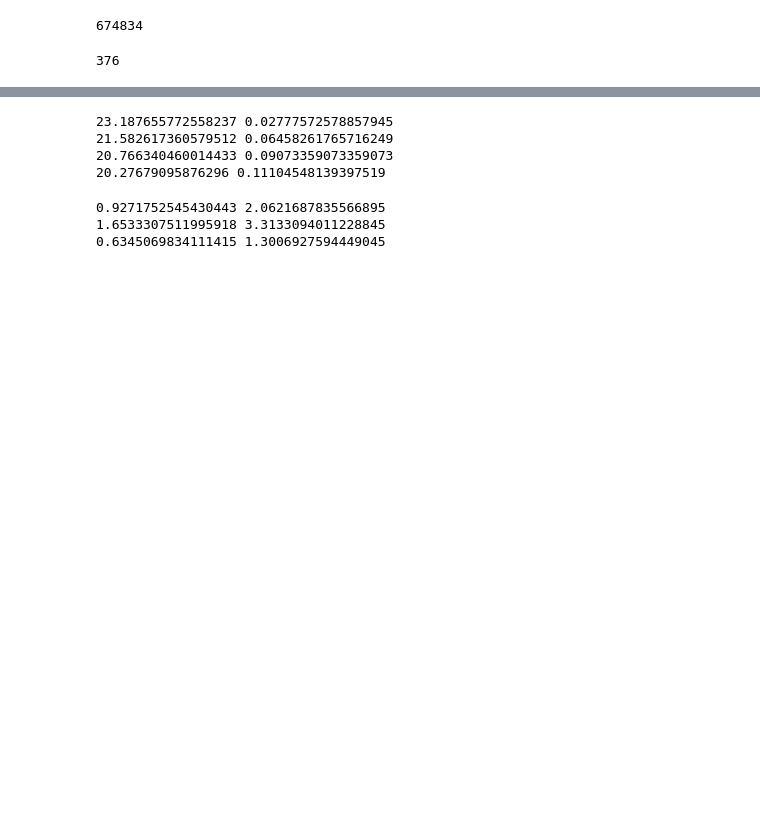
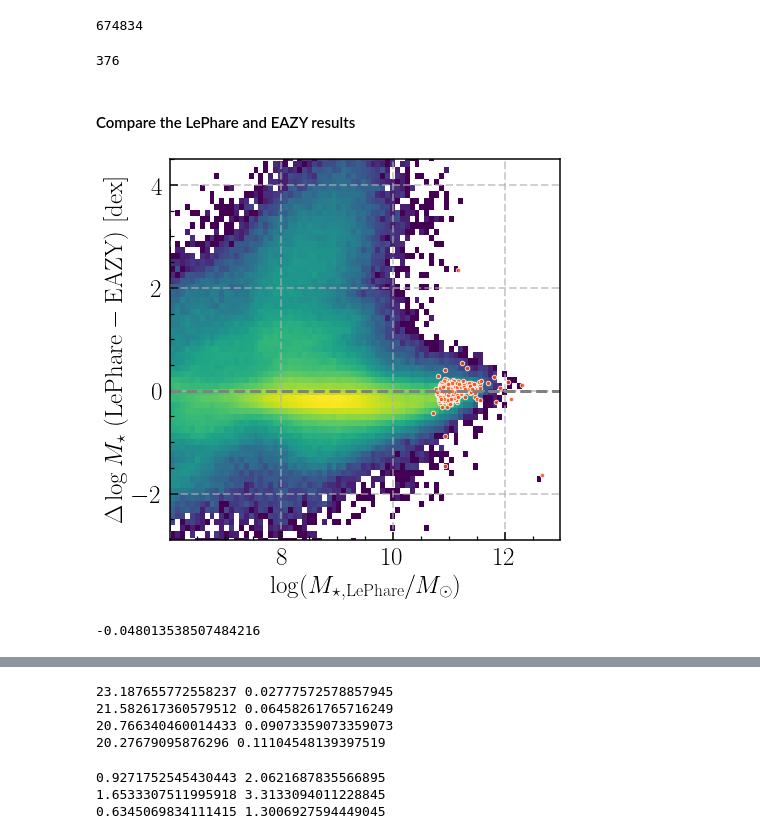
Before and after one commit to dr-guangtou/damascus, a Jupyter notebook: note/cosmos2020/cosmos2020_color_magnitude.ipynb, the cells around one changed output, grey strips where cells are left out. Saved outputs shown, nothing was run; the diff lists cells and outputs as text; code cells hidden in the pictures; blank space fills up the shorter version.

```diff
--- a/note/cosmos2020/cosmos2020_color_magnitude.ipynb
+++ b/note/cosmos2020/cosmos2020_color_magnitude.ipynb
@@ -197,5 +232,5 @@ c20_hsc.write(os.path.join(cosmos_dir, 'cosmos2020_farmer_hsc_short.fits'))
 # %%
-c20_valid = c20_hsc[
+c20_valid_lp = c20_hsc[
     np.isfinite(c20_hsc['lp_zBEST']) & np.isfinite(c20_hsc['lp_mass_med']) &
     np.isfinite(c20_hsc['lp_SFR_med']) & np.isfinite(c20_hsc['lp_sSFR_med']) &
     np.isfinite(c20_hsc['HSC_g_MAG']) & np.isfinite(c20_hsc['HSC_g_MAGERR']) &
@@ -209,11 +244,45 @@ print(len(c20_valid))
 # %% [output]
 674834
 # %%
-c20_lowz_massive = c20_valid[
-    (c20_valid['lp_zPDF_l68'] >= 0.05) & (c20_valid['lp_zPDF_l68'] <= 0.45) &
-    (c20_valid['lp_mass_med_min68'] >= 10.8) & (c20_valid['lp_mass_med_max68'] <= 12.7)
+c20_lowz_massive_lp = c20_valid_lp[
+    (c20_valid_lp['lp_zPDF_l68'] >= 0.05) & (c20_valid_lp['lp_zPDF_l68'] <= 0.45) &
+    (c20_valid_lp['lp_mass_med_min68'] >= 10.8) & (c20_valid_lp['lp_mass_med_max68'] <= 12.7)
 ]
 
 print(len(c20_lowz_massive))
 # %% [output]
 376
+# %%
+ez_mask = c20_valid_lp['ez_mass'] > 0
+# %% [markdown]
+#### Compare the LePhare and EAZY results
+# %%
+fig = plt.figure(figsize=(7, 7))
+ax = plt.subplot(111)
+
+# 2-D histogram
+ax.hist2d(
+    c20_valid_lp['lp_mass_med'][ez_mask], c20_valid_lp['lp_mass_med'][ez_mask] - c20_valid_lp['ez_mass'][ez_mask],
+    bins=(100, 100), cmin=1, cmap='viridis', norm=mpl.colors.LogNorm())
+
+ax.scatter(
+    c20_lowz_massive['lp_mass_best'], c20_lowz_massive['lp_mass_best'] - c20_lowz_massive['ez_mass'],
+    s=20, facecolor='orangered', edgecolor='w', alpha=0.8
+)
+
+ax.axhline(0.0, linestyle='--', linewidth=3.0, c='grey')
+ax.grid(linestyle='--', linewidth=2, alpha=0.6)
+
+_ = ax.set_xlim(6.01, 12.99)
+_ = ax.set_ylim(-2.9, 4.5)
+
+_ = ax.set_xlabel(r'$\log (M_{\star, \rm LePhare}/M_{\odot})$', fontsize=25)
+_ = ax.set_ylabel(r'$\Delta \log M_{\star}\ (\rm LePhare - EAZY)\ [\rm dex]$', fontsize=25)
+# %% [output]
+[figure, added]
+# %%
+m = c20_valid_lp['lp_mass_med'][ez_mask] > 11.0
+
+np.nanmean((c20_valid_lp['lp_mass_med'][ez_mask] - c20_valid_lp['ez_mass'][ez_mask])[m])
+# %% [output]
+-0.048013538507484216
```
Also changed, not shown: parts of 53 cells of this notebook.
